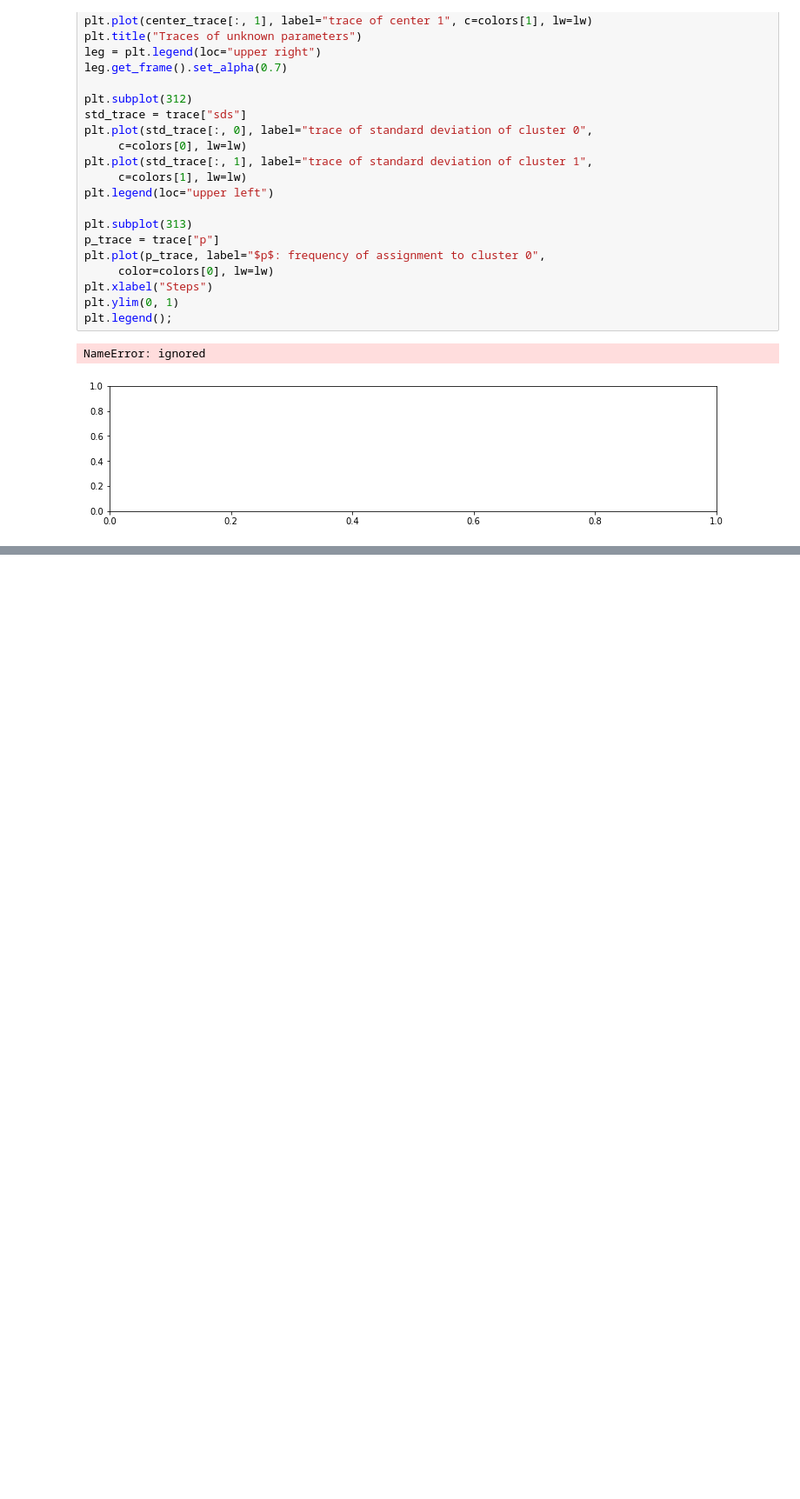
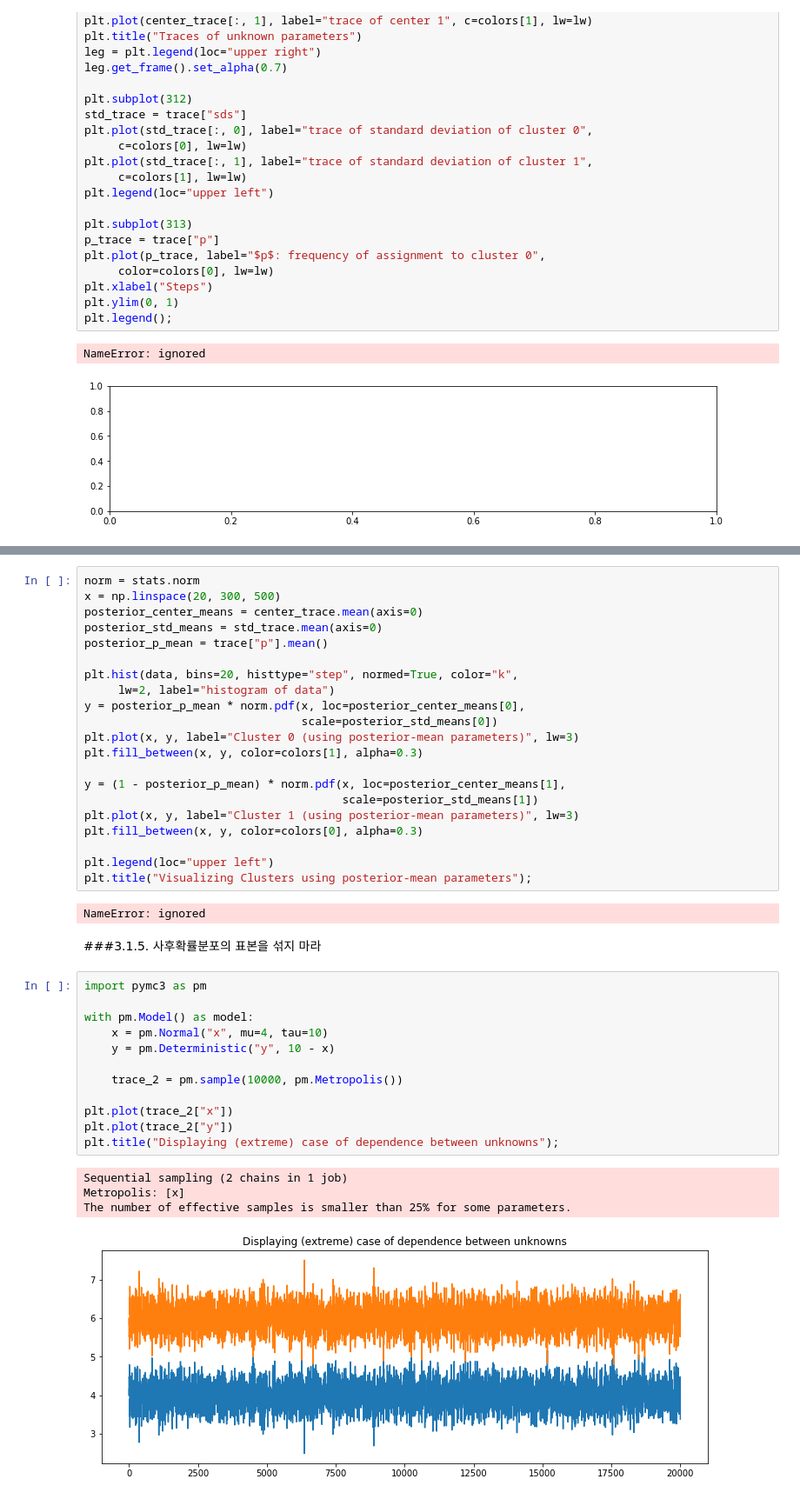
Before and after one commit to ssujinK/Bayesian-with-Python, a Jupyter notebook: 190412_Bayesian_with_python.ipynb, the cells around one changed output, grey strips where cells are left out. Shown: that part at 87% size. Cells and saved outputs as stored; diff of their text form; blank space fills up the shorter version.

```diff
--- a/190412_Bayesian_with_python.ipynb
+++ b/190412_Bayesian_with_python.ipynb
@@ -419,0 +471,42 @@ NameError: ignored
+# %%
+norm = stats.norm
+x = np.linspace(20, 300, 500)
+posterior_center_means = center_trace.mean(axis=0)
+posterior_std_means = std_trace.mean(axis=0)
+posterior_p_mean = trace["p"].mean()
+
+plt.hist(data, bins=20, histtype="step", normed=True, color="k",
+     lw=2, label="histogram of data")
+y = posterior_p_mean * norm.pdf(x, loc=posterior_center_means[0],
+                                scale=posterior_std_means[0])
+plt.plot(x, y, label="Cluster 0 (using posterior-mean parameters)", lw=3)
+plt.fill_between(x, y, color=colors[1], alpha=0.3)
+
+y = (1 - posterior_p_mean) * norm.pdf(x, loc=posterior_center_means[1],
+                                      scale=posterior_std_means[1])
+plt.plot(x, y, label="Cluster 1 (using posterior-mean parameters)", lw=3)
+plt.fill_between(x, y, color=colors[0], alpha=0.3)
+
+plt.legend(loc="upper left")
+plt.title("Visualizing Clusters using posterior-mean parameters");
+# %% [output]
+NameError: ignored
+# %% [markdown]
+###3.1.5. 사후확률분포의 표본을 섞지 마라
+# %%
+import pymc3 as pm
+
+with pm.Model() as model:
+    x = pm.Normal("x", mu=4, tau=10)
+    y = pm.Deterministic("y", 10 - x)
+
+    trace_2 = pm.sample(10000, pm.Metropolis())
+
+plt.plot(trace_2["x"])
+plt.plot(trace_2["y"])
+plt.title("Displaying (extreme) case of dependence between unknowns");
+# %% [output]
+Sequential sampling (2 chains in 1 job)
+Metropolis: [x]
+The number of effective samples is smaller than 25% for some parameters.
+[figure, added]
```
Also changed, not shown: parts of 25 cells of this notebook.
